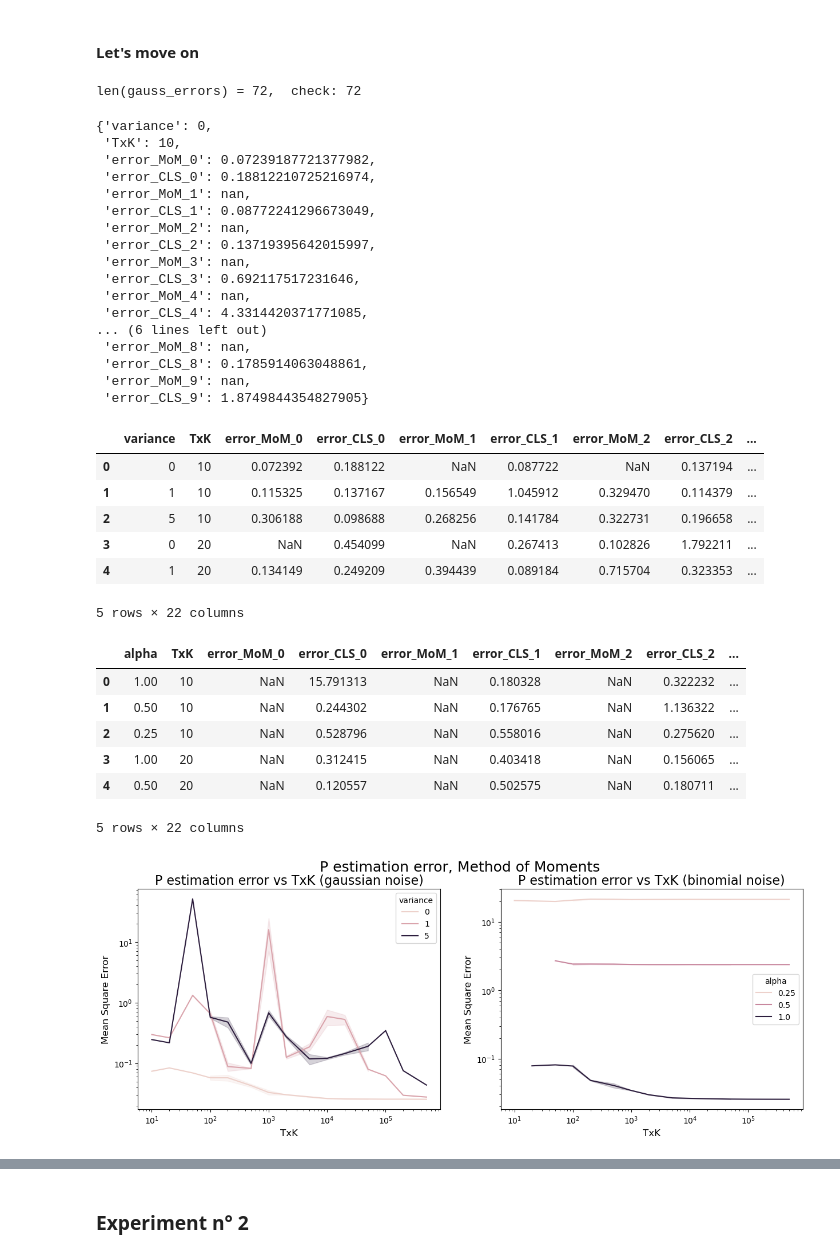
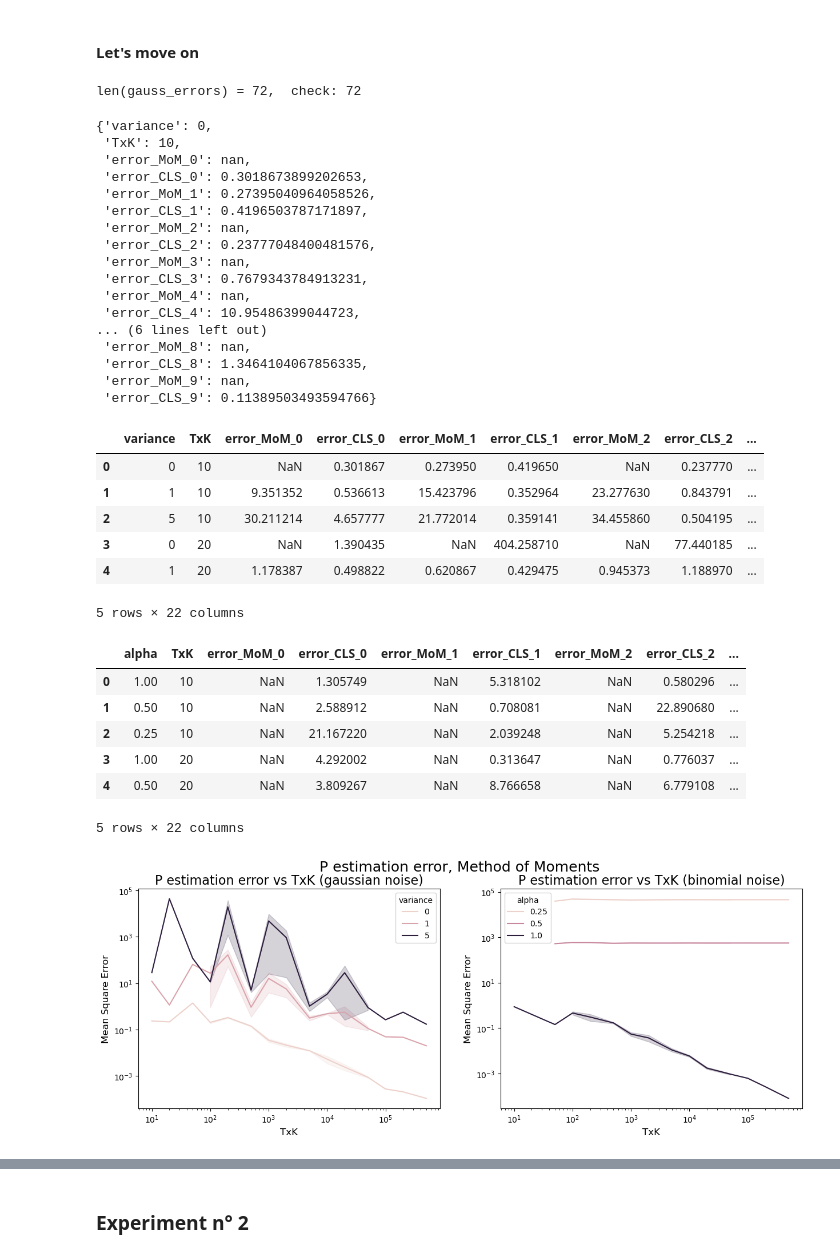
Before and after one commit to M4rinz/MNCM-project, a Jupyter notebook: Codice/MNCM_notebook_stationary.ipynb, the cells around one changed output, grey strips where cells are left out. Saved outputs shown, nothing was run; the diff lists cells and outputs as text; code cells hidden in the pictures.

```diff
--- a/Codice/MNCM_notebook_stationary.ipynb
+++ b/Codice/MNCM_notebook_stationary.ipynb
@@ -22,3 +32,9 @@ SEED = 42
+# %%
+# Fix dimensions, parameters
+T = 1000
+K = 15
+
+variance = 0	# 0 tantamounts to no noise
 # %% [markdown]
 ### Experiment n° 1
 # %% [markdown]
@@ -93,7 +122,8 @@ from itertools import product
 from tqdm import tqdm
 
 def error_computation(M:np.ndarray) -> float:
-    return np.linalg.norm(M-P,'fro')/(S**2)
+    sqnorm = (np.linalg.norm(M-P,'fro')**2)
+    return sqnorm/(S**2)
 
 class BreakLoopException(Exception):
     pass
@@ -121,16 +151,18 @@ try:
             _, y_array_gauss, A_gauss = create_observations(T=T,
                                                             K=K,
                                                             N=N,
+                                                            P=P,
                                                             pi_0=pi_0,
-                                                            stationary=True,
+                                                            #stationary=True,
                                                             noise_type='gaussian',
                                                             stdev=np.sqrt(variance[i]),
                                                             rng = np.random.default_rng(SEED))
             _, y_array_binom, A_binom = create_observations(T=T,
                                                             K=K,
                                                             N=N,
+                                                            P=P,
                                                             pi_0=pi_0,
-                                                            stationary=True,
+                                                            #stationary=True,
                                                             noise_type = 'binomial',
                                                             alpha=alpha[i],
                                                             rng = np.random.default_rng(SEED))
@@ -250,21 +283,21 @@ gauss_errors[0]
 len(gauss_errors) = 72,  check: 72
 {'variance': 0,
  'TxK': 10,
- 'error_MoM_0': 0.07239187721377982,
- 'error_CLS_0': 0.18812210725216974,
- 'error_MoM_1': nan,
- 'error_CLS_1': 0.08772241296673049,
+ 'error_MoM_0': nan,
+ 'error_CLS_0': 0.3018673899202653,
+ 'error_MoM_1': 0.27395040964058526,
+ 'error_CLS_1': 0.4196503787171897,
  'error_MoM_2': nan,
- 'error_CLS_2': 0.13719395642015997,
+ 'error_CLS_2': 0.23777048400481576,
  'error_MoM_3': nan,
- 'error_CLS_3': 0.692117517231646,
+ 'error_CLS_3': 0.7679343784913231,
  'error_MoM_4': nan,
- 'error_CLS_4': 4.3314420371771085,
+ 'error_CLS_4': 10.95486399044723,
 ... (6 lines left out)
  'error_MoM_8': nan,
- 'error_CLS_8': 0.1785914063048861,
+ 'error_CLS_8': 1.3464104067856335,
  'error_MoM_9': nan,
- 'error_CLS_9': 1.8749844354827905}
+ 'error_CLS_9': 0.11389503493594766}
 # %%
 import pandas as pd
 
@@ -275,42 +308,43 @@ binom_df = pd.DataFrame(binomial_errors)
 gauss_df.head()
 # %% [output]
 |  | variance | TxK | error_MoM_0 | error_CLS_0 | error_MoM_1 | error_CLS_1 | error_MoM_2 | error_CLS_2 | ... |
-| 0 | 0 | 10 | 0.072392 | 0.188122 | NaN | 0.087722 | NaN | 0.137194 | ... |
-| 1 | 1 | 10 | 0.115325 | 0.137167 | 0.156549 | 1.045912 | 0.329470 | 0.114379 | ... |
-| 2 | 5 | 10 | 0.306188 | 0.098688 | 0.268256 | 0.141784 | 0.322731 | 0.196658 | ... |
-| 3 | 0 | 20 | NaN | 0.454099 | NaN | 0.267413 | 0.102826 | 1.792211 | ... |
-| 4 | 1 | 20 | 0.134149 | 0.249209 | 0.394439 | 0.089184 | 0.715704 | 0.323353 | ... |
+| 0 | 0 | 10 | NaN | 0.301867 | 0.273950 | 0.419650 | NaN | 0.237770 | ... |
+| 1 | 1 | 10 | 9.351352 | 0.536613 | 15.423796 | 0.352964 | 23.277630 | 0.843791 | ... |
+| 2 | 5 | 10 | 30.211214 | 4.657777 | 21.772014 | 0.359141 | 34.455860 | 0.504195 | ... |
+| 3 | 0 | 20 | NaN | 1.390435 | NaN | 404.258710 | NaN | 77.440185 | ... |
+| 4 | 1 | 20 | 1.178387 | 0.498822 | 0.620867 | 0.429475 | 0.945373 | 1.188970 | ... |
 5 rows × 22 columns
 # %%
 binom_df.head()
 # %% [output]
 |  | alpha | TxK | error_MoM_0 | error_CLS_0 | error_MoM_1 | error_CLS_1 | error_MoM_2 | error_CLS_2 | ... |
-| 0 | 1.00 | 10 | NaN | 15.791313 | NaN | 0.180328 | NaN | 0.322232 | ... |
-| 1 | 0.50 | 10 | NaN | 0.244302 | NaN | 0.176765 | NaN | 1.136322 | ... |
-| 2 | 0.25 | 10 | NaN | 0.528796 | NaN | 0.558016 | NaN | 0.275620 | ... |
-| 3 | 1.00 | 20 | NaN | 0.312415 | NaN | 0.403418 | NaN | 0.156065 | ... |
-| 4 | 0.50 | 20 | NaN | 0.120557 | NaN | 0.502575 | NaN | 0.180711 | ... |
+| 0 | 1.00 | 10 | NaN | 1.305749 | NaN | 5.318102 | NaN | 0.580296 | ... |
+| 1 | 0.50 | 10 | NaN | 2.588912 | NaN | 0.708081 | NaN | 22.890680 | ... |
+| 2 | 0.25 | 10 | NaN | 21.167220 | NaN | 2.039248 | NaN | 5.254218 | ... |
+| 3 | 1.00 | 20 | NaN | 4.292002 | NaN | 0.313647 | NaN | 0.776037 | ... |
+| 4 | 0.50 | 20 | NaN | 3.809267 | NaN | 8.766658 | NaN | 6.779108 | ... |
 5 rows × 22 columns
 # %%
 # Plot results
 
 fig, ax = plt.subplots(1,2, figsize=(15,5))
 
 for i, noise_type in enumerate(['gaussian', 'binomial']):
     data_che_uso = gauss_df if noise_type == 'gaussian' else binom_df
     y = data_che_uso[[f'error_MoM_{i}' for i in range(n_reps)]].mean(axis=1).dropna()
     hue_val = 'variance' if noise_type == 'gaussian' else 'alpha'
     sns.lineplot(data=data_che_uso, x='TxK', y=y, hue=hue_val, ax=ax[i])
     ax[i].set_xscale('log')
     ax[i].set_yscale('log')
     ax[i].set_xlabel('TxK', fontsize=12)
     ax[i].set_ylabel('Mean Square Error', fontsize=12)
     ax[i].set_title(f'P estimation error vs TxK ({noise_type} noise)', fontsize=16)
 
 fig.suptitle('P estimation error, Method of Moments', fontsize=18)
+plt.tight_layout()
 plt.show()
 # %% [output]
-[figure, old version]
+[figure, new version]
 # %%
 fig, ax = plt.subplots(1,2, figsize=(15,5))
 
```
Also changed, not shown: parts of 10 cells of this notebook, 7 other files.
